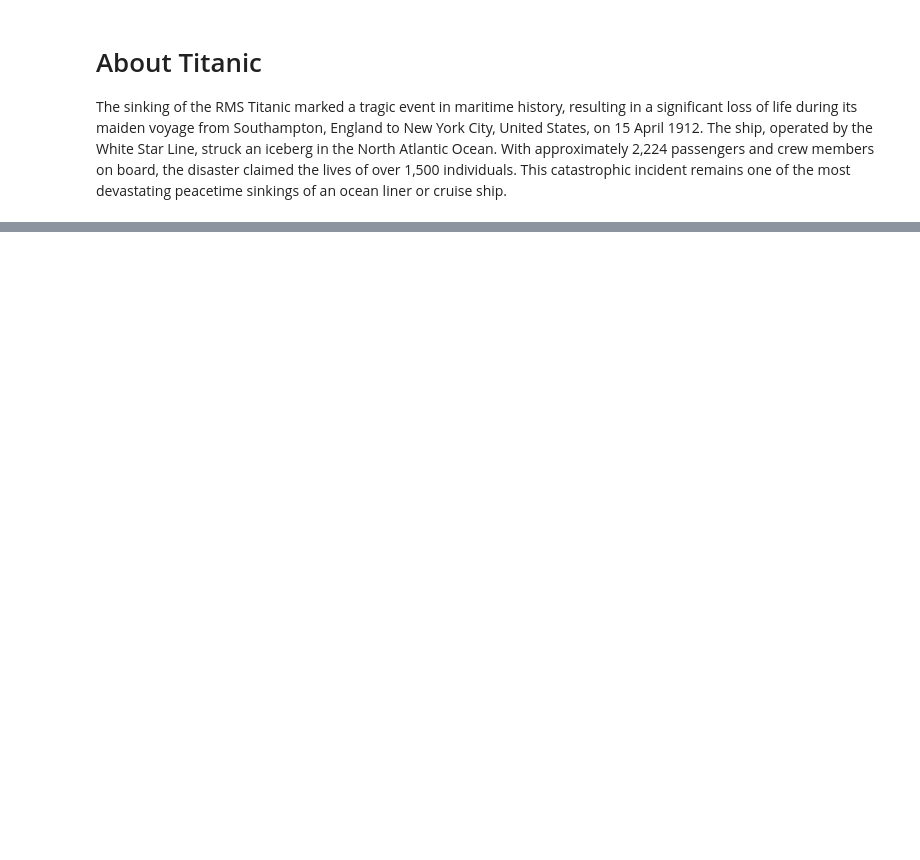
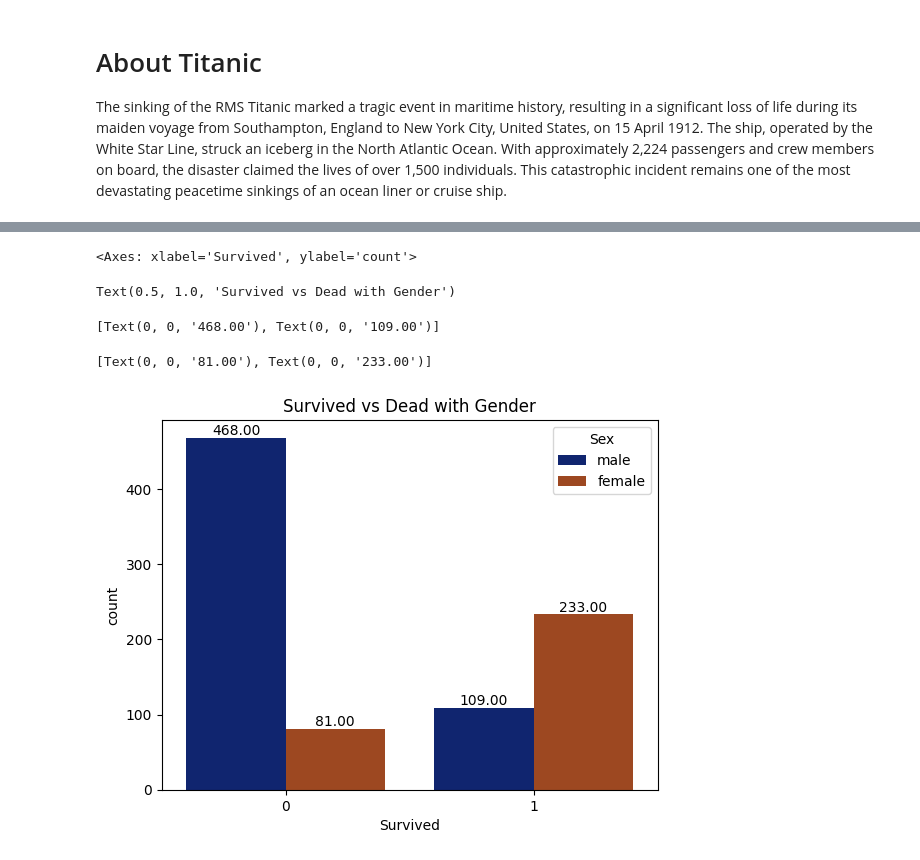
Before and after one commit to Subhamtr01/BDDA, a Jupyter notebook: Titanic.ipynb, the cells around one changed output, grey strips where cells are left out. Cells and saved outputs as stored; diff of their text form; code cells hidden in the pictures; blank space fills up the shorter version.

```diff
--- a/Titanic.ipynb
+++ b/Titanic.ipynb
@@ -878,0 +209,12 @@ xg_sub.to_csv('submission.csv', index=False)
+# %%
+sns.countplot(x='Survived', hue='Sex', data=train)
+plt.title('Survived vs Dead with Gender')
+for container in plt.gca().containers:
+    plt.gca().bar_label(container, fmt='%.2f')
+plt.show()
+# %% [output]
+<Axes: xlabel='Survived', ylabel='count'>
+Text(0.5, 1.0, 'Survived vs Dead with Gender')
+[Text(0, 0, '468.00'), Text(0, 0, '109.00')]
+[Text(0, 0, '81.00'), Text(0, 0, '233.00')]
+[figure, added]
```
Also changed, not shown: parts of 138 cells of this notebook.
